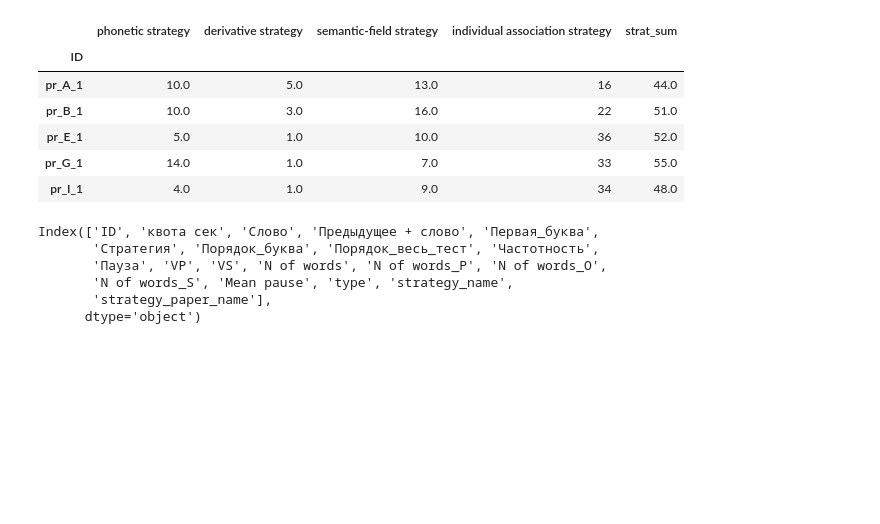
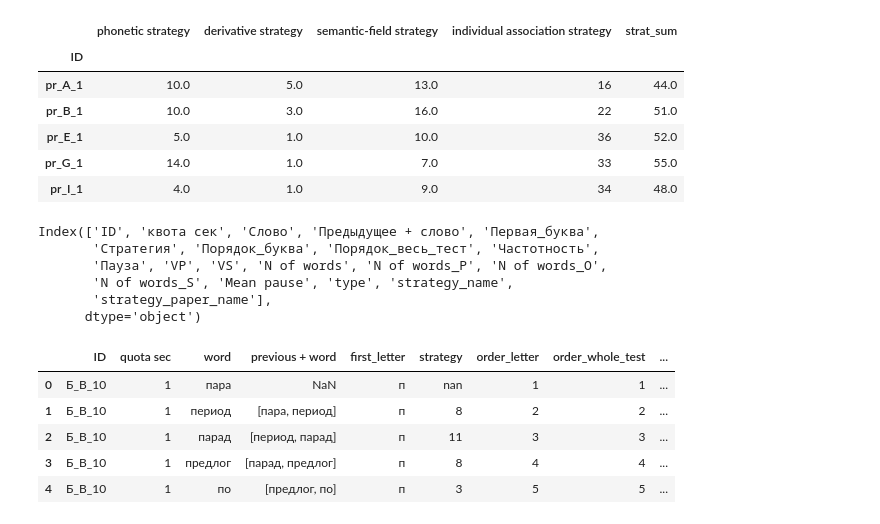
Before and after one commit to Aryunaa/Linguistics, a Jupyter notebook: pos_febr/etl_data_prepare.ipynb, the cells around one changed output. Cells and saved outputs as stored; diff of their text form; code cells hidden in the pictures; blank space fills up the shorter version.

```diff
--- a/pos_febr/etl_data_prepare.ipynb
+++ b/pos_febr/etl_data_prepare.ipynb
@@ -223,6 +223,12 @@ humans.to_csv('strategies_counts.tsv', sep='\t')
 # %%
 humans_ = dff.join(df1[['type']])
 humans_.to_csv('strategies_fractions.tsv', sep='\t')
+# %%
+df_names['Частотность'] = df_names['Частотность'].astype('float', errors = 'ignore')
+df_names['Пауза'] = df_names['Пауза'].astype('float', errors='ignore' )
+# %%
+
+df_names['Mean pause'] = df_names['Mean pause'].str.replace(',', '.' ).astype('float')
 # %%
 df_names.columns
 # %% [output]
@@ -240,5 +246,14 @@ words.columns = ['ID', 'quota sec', 'word', 'previous + word', 'first_letter',
 'pause', 'VP', 'VS', 'N of words', 'N of words_P', 'N of words_O',
 'N of words_S', 'mean pause', 'type', 'strategy_name',
 'strategy_paper_name']
+# %%
+words.head()
+# %% [output]
+|  | ID | quota sec | word | previous + word | first_letter | strategy | order_letter | order_whole_test | ... |
+| 0 | Б_В_10 | 1 | пара | NaN | п | nan | 1 | 1 | ... |
+| 1 | Б_В_10 | 1 | период | [пара, период] | п | 8 | 2 | 2 | ... |
+| 2 | Б_В_10 | 1 | парад | [период, парад] | п | 11 | 3 | 3 | ... |
+| 3 | Б_В_10 | 1 | предлог | [парад, предлог] | п | 8 | 4 | 4 | ... |
+| 4 | Б_В_10 | 1 | по | [предлог, по] | п | 3 | 5 | 5 | ... |
 # %%
 words.to_csv('words.tsv', sep='\t')
```
Also changed, not shown: parts of 1 cell of this notebook, 6 other files.
